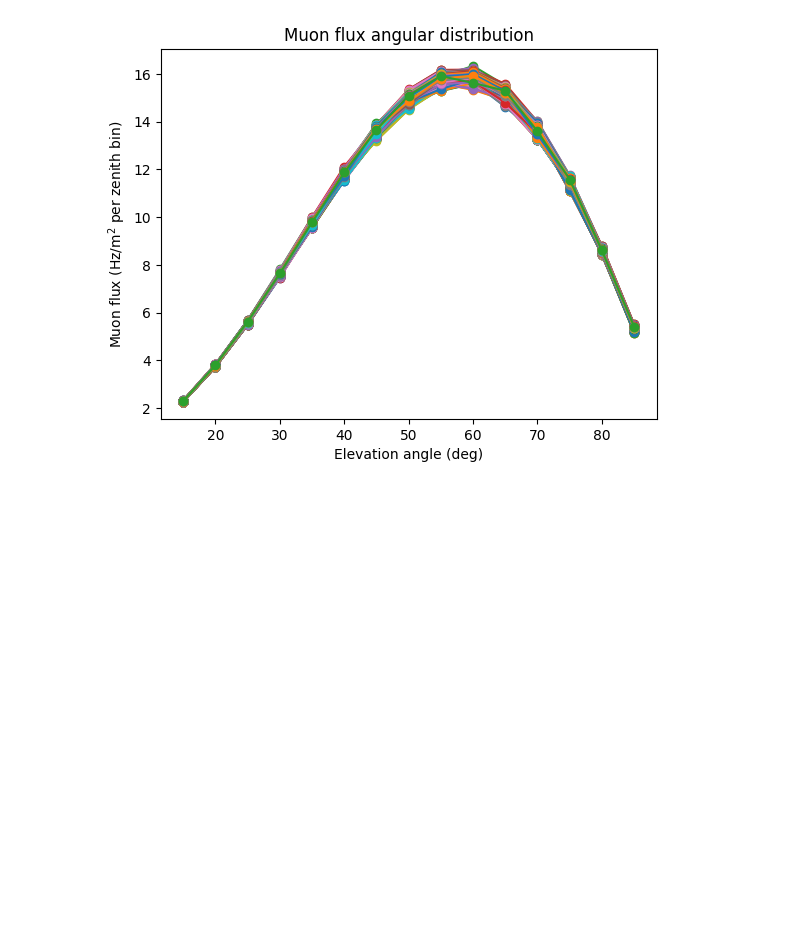
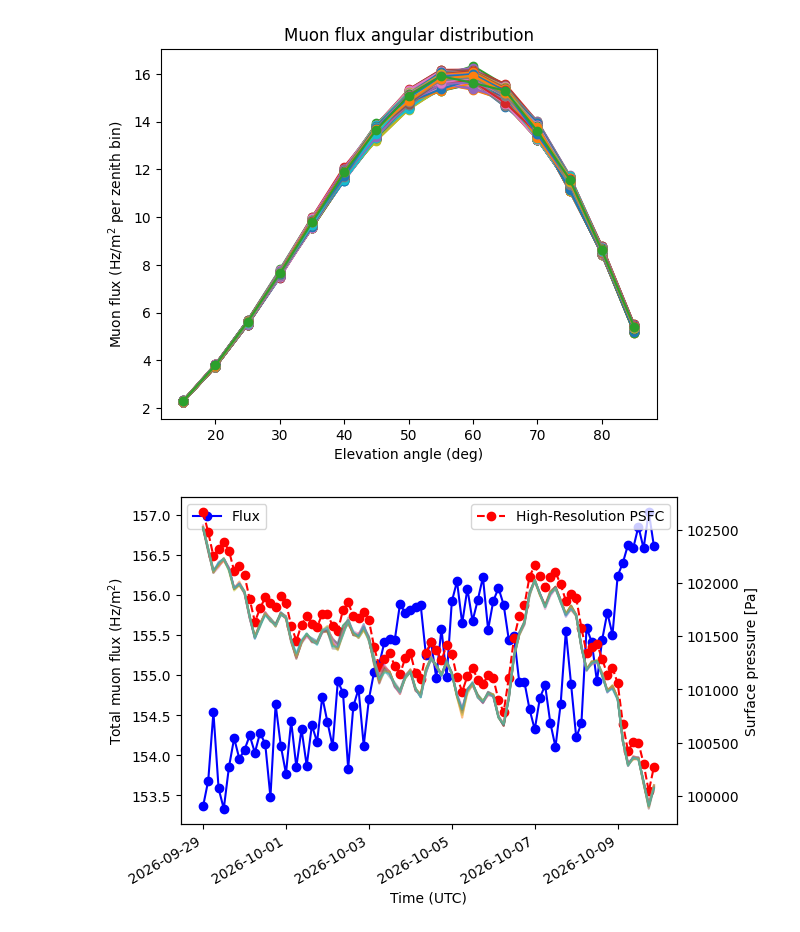
Before and after one commit to o-thorp7/MuSim_USyd, a Jupyter notebook: plot_output.ipynb, the cells around one changed output. Cells and saved outputs as stored; diff of their text form; code cells hidden in the pictures; blank space fills up the shorter version.

Commit message:
updated sep to oct plot

```diff
--- a/plot_output.ipynb
+++ b/plot_output.ipynb
@@ -53,3 +53,32 @@ plt.title(f'Muon flux angular distribution')
 plt.show()
 # %% [output]
 [figure]
+# %%
+summary_dir = Path("sep29_oct09_2026_results/summary")
+mufluxes = np.load(summary_dir / "combined_mufluxes.npy")
+ens_psfc = np.load(summary_dir / "ens_psfc.npy", allow_pickle=True)
+hires_psfc = np.load(summary_dir / "hires_psfc.npy", allow_pickle=True)
+times = np.load(summary_dir / "combined_times.npy", allow_pickle=True)
+# %%
+muflux_sum_over_ang = np.sum(mufluxes, axis=2)[:,1]
+
+fig, ax_flux = plt.subplots()
+ax_psfc = ax_flux.twinx()
+
+ax_flux.plot(times, muflux_sum_over_ang, marker='o', color="blue", label="Flux")
+ax_flux.set_xlabel('Time (UTC)')
+ax_flux.set_ylabel('Total muon flux (Hz/m$^2$)')
+ax_flux.legend(loc="upper left")
+
+ax_psfc.plot(times, hires_psfc, marker='o', ls="--", color="red", label="High-Resolution PSFC")
+for m in range(len(ens_psfc)):
+    plt.plot(times, ens_psfc[m], color=plt.get_cmap('tab10')(m), alpha=0.5, )#label=f'Ensemble PSFC {m+1}')
+# ax_psfc.set_ylabel('PSFC [hPa]')
+ax_psfc.set_ylabel("Surface pressure [Pa]")
+ax_psfc.set_xlabel('Time (UTC)')
+ax_psfc.legend(loc="upper right")
+
+fig.autofmt_xdate()
+plt.show()
+# %% [output]
+[figure, added]
```
Also changed, not shown: 5 other files.
